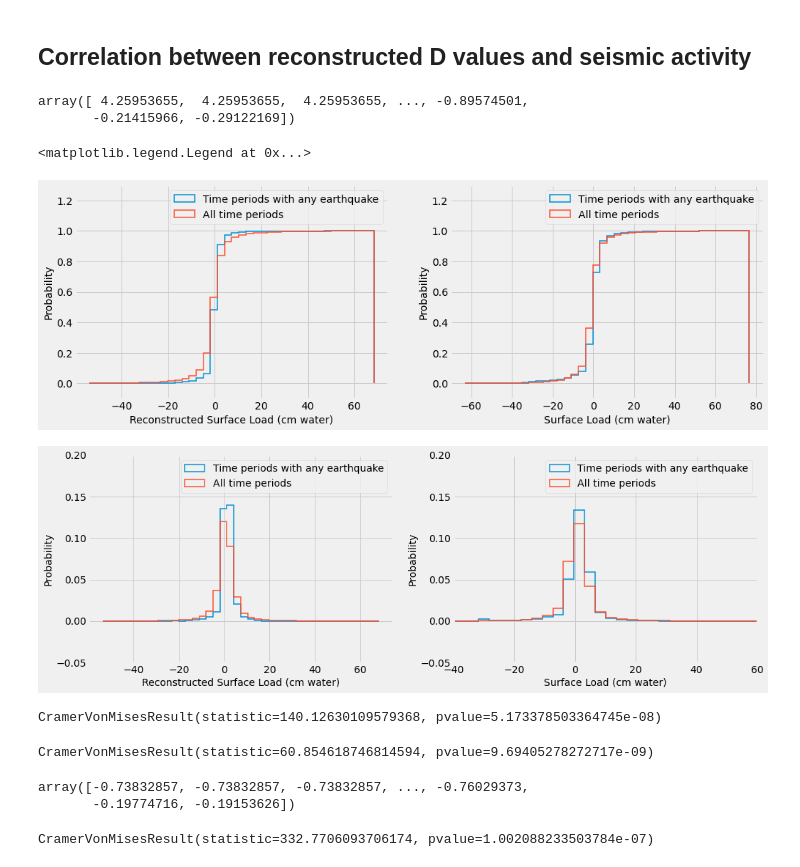
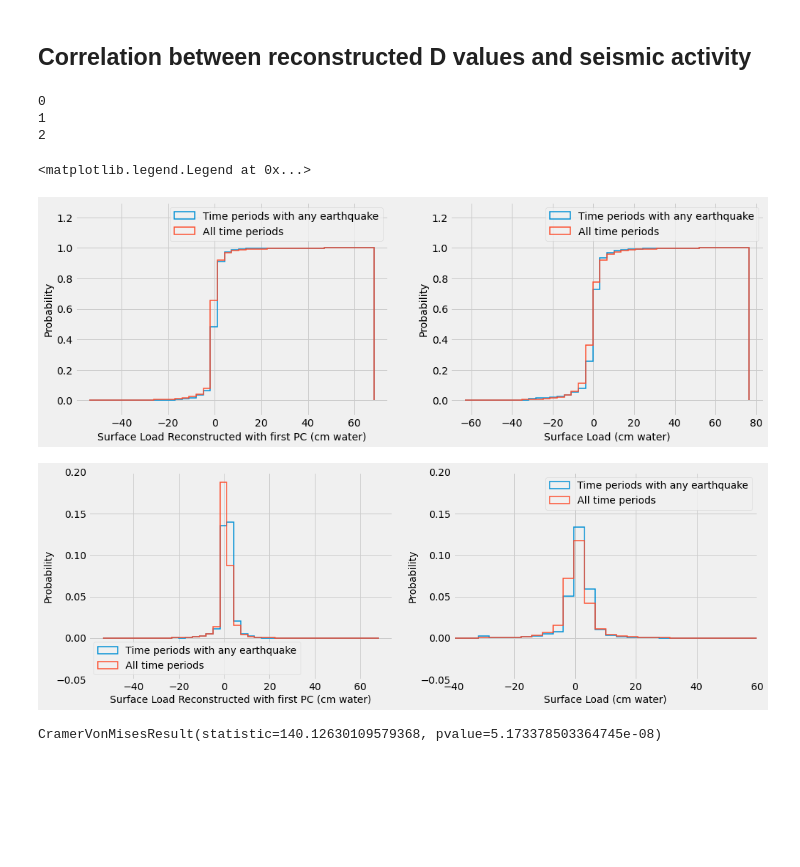
Before and after one commit to epic-research-group/surface-load-quakes, a Jupyter notebook: surface-load-earthquake-relationship.ipynb, the cells around one changed output. Cells and saved outputs as stored; diff of their text form; code cells hidden in the pictures; blank space fills up the shorter version.

Commit message:
Plotting graphs with reconstructed surface mass load

```diff
--- a/surface-load-earthquake-relationship.ipynb
+++ b/surface-load-earthquake-relationship.ipynb
@@ -43,5 +23,5 @@ Data variables:
 # %%
-catalog['on_land'] = globe.is_land(catalog.latitude, catalog.longitude)
+# catalog['on_land'] = globe.is_land(catalog.latitude, catalog.longitude)
 # %%
 # Plot the distributions
 plt.style.use('fivethirtyeight')
@@ -226,12 +206,21 @@ len(ds['lwe_thickness'])
 194
 # %% [markdown]
 ## Correlation between reconstructed D values and seismic activity
-# %%
-# Loading D values from pca grace
-
-D_eq_values = np.loadtxt('D_eq_values.csv', delimiter=',')
-
-D_eq_values
-# %% [output]
-array([ 4.25953655,  4.25953655,  4.25953655, ..., -0.89574501,
-       -0.21415966, -0.29122169])
+# %%
+# Loading D values from pca grace
+
+for filenumber in range(3):
+    D_eq_values = np.loadtxt('D_eq_values_%d.csv'%filenumber, delimiter=',')
+    # asumes filenames like 'D_eq_values_1.csv', 'D_eq_values_2.csv', and so on
+
+    # 2. follow the same format as in the above line, but for D
+    D = np.loadtxt('D.csv', delimiter=',')
+
+#     3. call the function to make figures with D and D_eq_values
+# %% [output]
+0
+1
+2
+# %%
+D = np.array(D)
+D_eq_values = np.array(D_eq_values)
@@ -238,5 +229,7 @@ array([ 4.25953655,  4.25953655,  4.25953655, ..., -0.89574501,
 # %%
 # Plot the distributions using reconstructed D values
+
+# make a fn for these plots
 
 plt.style.use('fivethirtyeight')
 bins = np.histogram(D_eq_values, 40)[1]
@@ -244,7 +237,7 @@ fig,ax = plt.subplots(figsize=(15,5))
 ax = plt.subplot(1,2,1)
 ax.hist(D_eq_values, bins, density = True, cumulative=True, histtype='step',
             label='Time periods with any earthquake',linewidth=1.5)
-ax.hist(ds['lwe_thickness'].data.flatten(), bins, density = True, cumulative=True,histtype='step',
+ax.hist(D.flatten(), bins, density = True, cumulative=True,histtype='step',
             label='All time periods',linewidth=1.5)
 plt.xlabel('Surface Load Reconstructed with first PC (cm water)', fontsize = 14)
 plt.ylabel('Probability', fontsize = 14)
@@ -268,60 +261,39 @@ ax.legend()
 
 
 bins = np.histogram(D_eq_values, 40)[1]
 fig,ax = plt.subplots(1, 2, figsize=(15,5))
 ax = plt.subplot(1,2,1)
 ax.hist(D_eq_values, bins, density = True, cumulative=False, histtype='step',
             label='Time periods with any earthquake',linewidth=1.5)
-ax.hist(ds['lwe_thickness'].data.flatten(), bins, density = True, cumulative=False,histtype='step',
+ax.hist(D.flatten(), bins, density = True, cumulative=False,histtype='step',
             label='All time periods',linewidth=1.5)
 plt.xlabel('Surface Load Reconstructed with first PC (cm water)', fontsize = 14)
 plt.ylabel('Probability', fontsize = 14)
 # ax.set_ylim((1e-5,5))
 ax.set_ylim((-0.05,0.2))
 # ax.set_yscale('log')
 ax.legend()
 
 bins = np.histogram(catalog['dmass'], 40)[1]
 ax = plt.subplot(1,2,2)
 ax.hist(np.array(catalog['dmass']), bins, density = True, cumulative=False, histtype='step',
             label='Time periods with any earthquake',linewidth=1.5)
 ax.hist(ds['lwe_thickness'].data.flatten(), bins, density = True, cumulative=False,histtype='step',
             label='All time periods',linewidth=1.5)
 plt.xlabel('Surface Load (cm water)', fontsize = 14)
 plt.ylabel('Probability', fontsize = 14)
 # ax.set_ylim((1e-5,5))
 ax.set_ylim((-0.05,0.2))
 ax.set_xlim((-40,60))
 # ax.set_yscale('log')
 ax.legend()
 # %% [output]
 <matplotlib.legend.Legend at 0x...>
-[figure, old version]
+[figure, new version]
-[figure, old version]
+[figure, new version]
 # %%
 a = D_eq_values
 b =  np.array(ds['lwe_thickness'].data.flatten())
 stats.cramervonmises_2samp(a, b, method='auto')
 # %% [output]
 CramerVonMisesResult(statistic=140.12630109579368, pvalue=5.173378503364745e-08)
-# %%
-a = np.array(catalog.dmass)
-b =  np.array(ds['lwe_thickness'].data.flatten())
-stats.cramervonmises_2samp(a, b, method='auto')
-# %% [output]
-CramerVonMisesResult(statistic=60.854618746814594, pvalue=9.69405278272717e-09)
-# %%
-# Loading D2 values from pca grace
-
-D2_eq_values = np.loadtxt('D2_eq_values.csv', delimiter=',')
-
-D2_eq_values
-# %% [output]
-array([-0.73832857, -0.73832857, -0.73832857, ..., -0.76029373,
-       -0.19774716, -0.19153626])
-# %%
-a = D2_eq_values
-b =  np.array(ds['lwe_thickness'].data.flatten())
-stats.cramervonmises_2samp(a, b, method='auto')
-# %% [output]
-CramerVonMisesResult(statistic=332.7706093706174, pvalue=1.002088233503784e-07)
```
Also changed, not shown: parts of 5 cells of this notebook.
